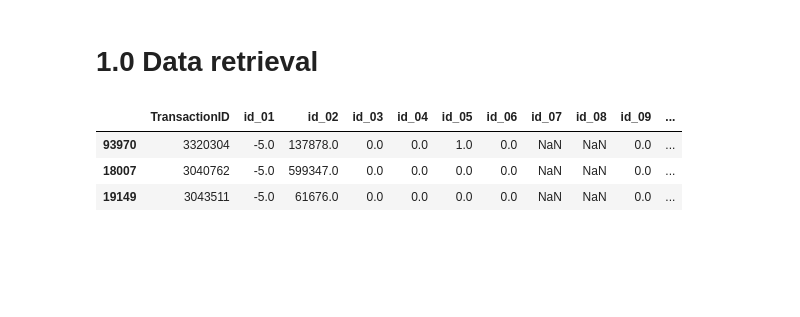
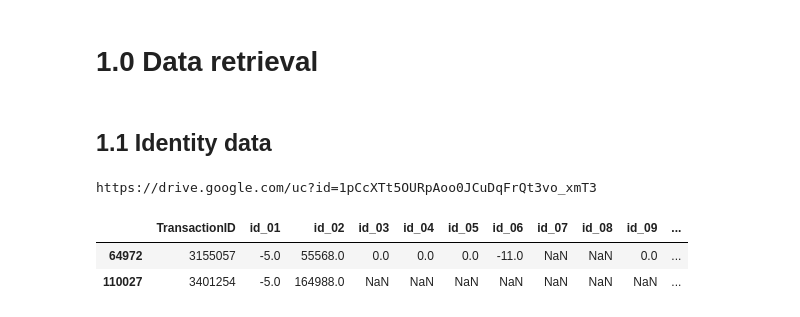
Before and after one commit to davins90/unsupervised_anomaly_detection, a Jupyter notebook: src/notebooks/1_data_ingestion/1_data_ingestion.ipynb, the cells around one changed output. Saved outputs shown, nothing was run; the diff lists cells and outputs as text; code cells hidden in the pictures; blank space fills up the shorter version.

Commit message:
ongoing data understanding

```diff
--- a/src/notebooks/1_data_ingestion/1_data_ingestion.ipynb
+++ b/src/notebooks/1_data_ingestion/1_data_ingestion.ipynb
@@ -5,7 +6,23 @@ pd.set_option("display.max_rows",None)
 pd.set_option("display.max_columns",None)
 # %% [markdown]
 # 1.0 Data retrieval
+# %%
+def data_retrieval(url):
+    """
+
+    """
+    file_id=url.split('/')[-2]
+    dwn_url='https://drive.google.com/uc?id=' + file_id
+    print(dwn_url)
+    if '1pCcXTt5OURpAoo0JCuDqFrQt3vo_xmT3' in url:
+        df = pd.read_csv(dwn_url)
+    else:
+        output = "../../data_lake/input/transaction_raw.csv"
+        gdown.download(dwn_url,output,quiet=False)
+        # remove from dataframe columns related to Vesta's generated features
+        df = pd.read_csv(output,usecols=lambda x: "V" not in x)
+    return df
+# %% [markdown]
+## 1.1 Identity data
 # %%
-url = 'https://drive.google.com/file/d/1pCcXTt5OURpAoo0JCuDqFrQt3vo_xmT3/view?usp=share_link'
-file_id=url.split('/')[-2]
-dwn_url='https://drive.google.com/uc?id=' + file_id
+url_1 = 'https://drive.google.com/file/d/1pCcXTt5OURpAoo0JCuDqFrQt3vo_xmT3/view?usp=share_link'
@@ -14,7 +29,10 @@ ide = pd.read_csv(dwn_url)
+# %%
+ide = data_retrieval(url_1)
+# %% [output]
+https://drive.google.com/uc?id=1pCcXTt5OURpAoo0JCuDqFrQt3vo_xmT3
 # %%
-ide.sample(3)
+ide.sample(2)
 # %% [output]
 |  | TransactionID | id_01 | id_02 | id_03 | id_04 | id_05 | id_06 | id_07 | id_08 | id_09 | ... |
-| 93970 | 3320304 | -5.0 | 137878.0 | 0.0 | 0.0 | 1.0 | 0.0 | NaN | NaN | 0.0 | ... |
-| 18007 | 3040762 | -5.0 | 599347.0 | 0.0 | 0.0 | 0.0 | 0.0 | NaN | NaN | 0.0 | ... |
-| 19149 | 3043511 | -5.0 | 61676.0 | 0.0 | 0.0 | 0.0 | 0.0 | NaN | NaN | 0.0 | ... |
+| 64972 | 3155057 | -5.0 | 55568.0 | 0.0 | 0.0 | 0.0 | -11.0 | NaN | NaN | 0.0 | ... |
+| 110027 | 3401254 | -5.0 | 164988.0 | NaN | NaN | NaN | NaN | NaN | NaN | NaN | ... |
```
Also changed, not shown: parts of 41 cells of this notebook, 11 other files.
